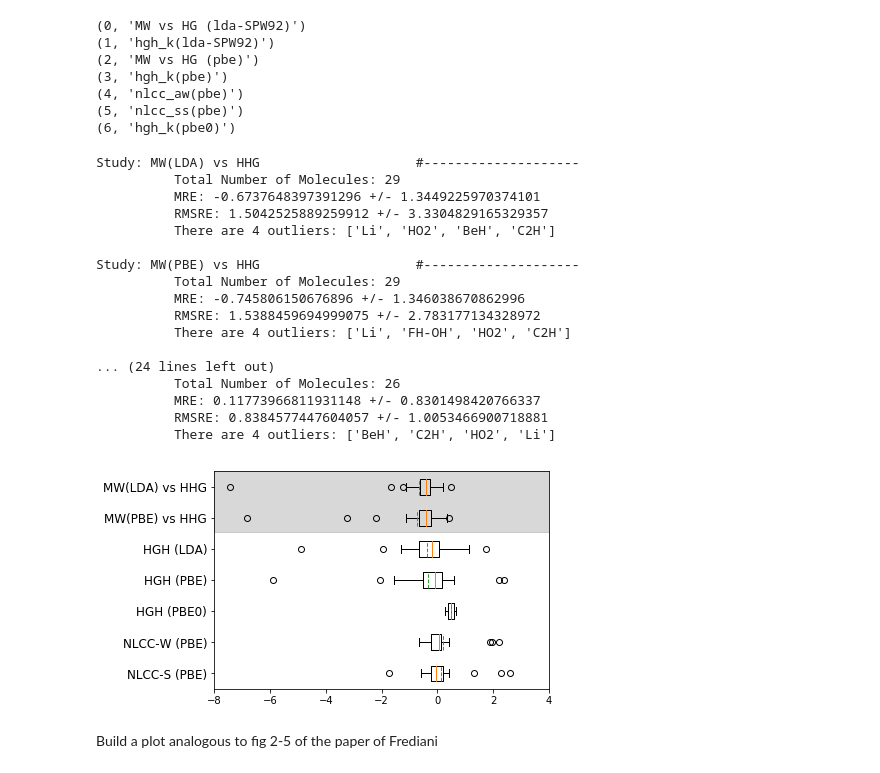
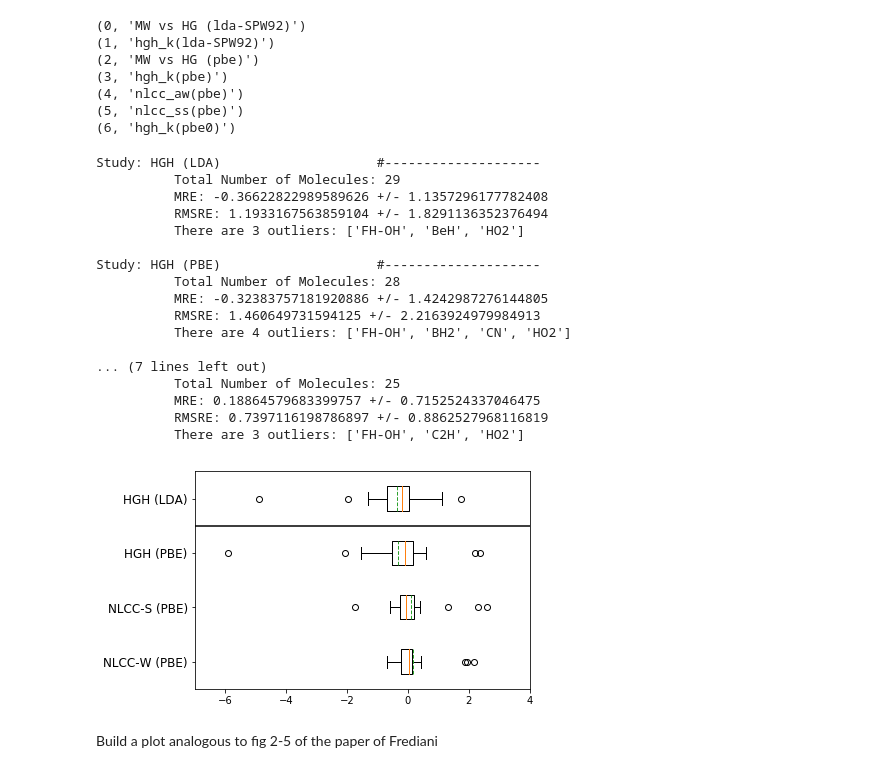
Before and after one commit to marcodalessandro76/Statical-Polarizability, a Jupyter notebook: Calculations/Data analysis.ipynb, the cells around one changed output. Cells and saved outputs as stored; diff of their text form; code cells hidden in the pictures.

```diff
--- a/Calculations/Data analysis.ipynb
+++ b/Calculations/Data analysis.ipynb
@@ -558,7 +539,13 @@ def comparison_of_data2(restrict_to=None):
                 b=reformat_comparison_for_plot(HG_BG1,ids=ids)#[psp+' vs HG'])
                 fields=b
             else:
-                MW_BG1=compare_datasets(MW_data,BG_data[psp],xc,exclude=MW_missing.union(set(LR_mols)),include=restrict_to)#,exclude=open_shell)
+                exc = MW_missing.union(set(LR_mols))
+                if psp == 'nlcc_ss':
+                    exc = exc.union({'LiH'})
+                #print xc, psp
+                #print exc
+                MW_BG1=compare_datasets(MW_data,BG_data[psp],xc,exclude=MW_missing.union(set(LR_mols).union({'LiH'})),include=restrict_to)
+                MW_BG1=compare_datasets(MW_data,BG_data[psp],xc,exclude=exc,include=restrict_to)
                 b=reformat_comparison_for_plot(MW_BG1,ids=ids)#[psp+' vs MW'])
             a+=b
     return a
@@ -574,7 +561,7 @@ def plot_box_and_whisker2(data,write_labels=False):
     write_fliers_names(ax,data,fliers,write_labels)
     return plt
 # %%
-data = comparison_of_data2(restrict_to=closed_shell)
+data = comparison_of_data2(restrict_to=open_shell)
 # %%
 for psp in range(len(data)):
     print(psp,data[psp]['label'])
@@ -595,37 +582,48 @@ data[4]['label'] = 'NLCC-W (PBE)'
 data[5]['label'] = 'NLCC-S (PBE)'
 data[6]['label'] = 'HGH (PBE0)'
 # %%
-sort_data = [data[5],data[4],data[6],data[3],data[1],data[2],data[0]]
+#sort_data = [data[5],data[4],data[6],data[3],data[1],data[2],data[0]]
+sort_data = [data[4],data[5],data[3],data[1]]
 # %%
+%matplotlib inline
 pp = plot_box_and_whisker2(sort_data)
 pp.yticks(size=12)
 ax = pp.axes()
 #nsp
 #ax.axvspan(-4, 5, ymin=0.72, ymax=1, alpha=0.3, color='gray')
 #pp.xlim(-4,5)
 #sp
-ax.axvspan(-8, 4, ymin=0.72, ymax=1, alpha=0.3, color='gray')
-pp.xlim(-8,4)
+#ax.axvspan(-8, 4, ymin=0.72, ymax=1, alpha=0.3, color='gray')
+#pp.xlim(-8,4)
+
+#closed-shell
+#ax.hlines(3.5,-5,5,linestyles='-')
+#pp.xlim(-5,5)
+
+#open-shell
+ax.hlines(3.5,-7,4,linestyles='-')
+pp.xlim(-7,4)
+
 pp.show()
 # %% [output]
-Study: MW(LDA) vs HHG                    #--------------------
+Study: HGH (LDA)                    #--------------------
           Total Number of Molecules: 29
-          MRE: -0.6737648397391296 +/- 1.3449225970374101
-          RMSRE: 1.5042525889259912 +/- 3.3304829165329357
-          There are 4 outliers: ['Li', 'HO2', 'BeH', 'C2H']
+          MRE: -0.36622822989589626 +/- 1.1357296177782408
+          RMSRE: 1.1933167563859104 +/- 1.8291136352376494
+          There are 3 outliers: ['FH-OH', 'BeH', 'HO2']
 
-Study: MW(PBE) vs HHG                    #--------------------
-          Total Number of Molecules: 29
-          MRE: -0.745806150676896 +/- 1.346038670862996
-          RMSRE: 1.5388459694999075 +/- 2.783177134328972
-          There are 4 outliers: ['Li', 'FH-OH', 'HO2', 'C2H']
+Study: HGH (PBE)                    #--------------------
+          Total Number of Molecules: 28
+          MRE: -0.32383757181920886 +/- 1.4242987276144805
+          RMSRE: 1.460649731594125 +/- 2.2163924979984913
+          There are 4 outliers: ['FH-OH', 'BH2', 'CN', 'HO2']
 
-... (24 lines left out)
-          Total Number of Molecules: 26
-          MRE: 0.11773966811931148 +/- 0.8301498420766337
-          RMSRE: 0.8384577447604057 +/- 1.0053466900718881
-          There are 4 outliers: ['BeH', 'C2H', 'HO2', 'Li']
+... (7 lines left out)
+          Total Number of Molecules: 25
+          MRE: 0.18864579683399757 +/- 0.7152524337046475
+          RMSRE: 0.7397116198786897 +/- 0.8862527968116819
+          There are 3 outliers: ['FH-OH', 'C2H', 'HO2']
-[figure, old version]
+[figure, new version]
 # %% [markdown]
 Build a plot analogous to fig 2-5 of the paper of Frediani
 # %%
```
Also changed, not shown: parts of 13 cells of this notebook.
